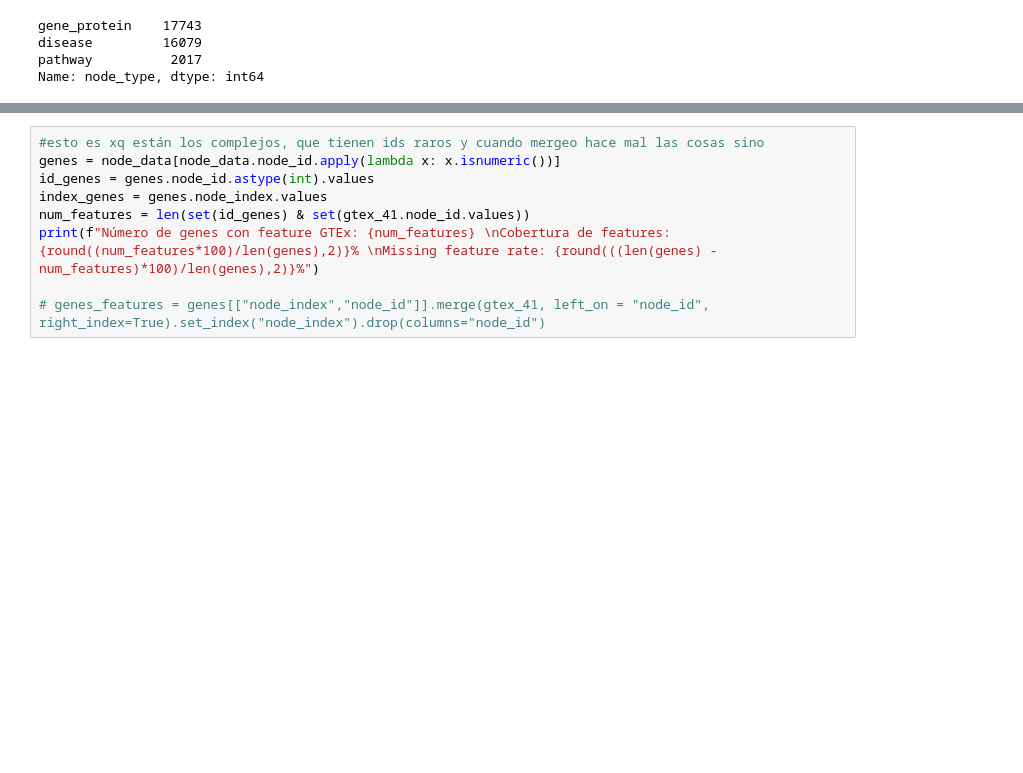
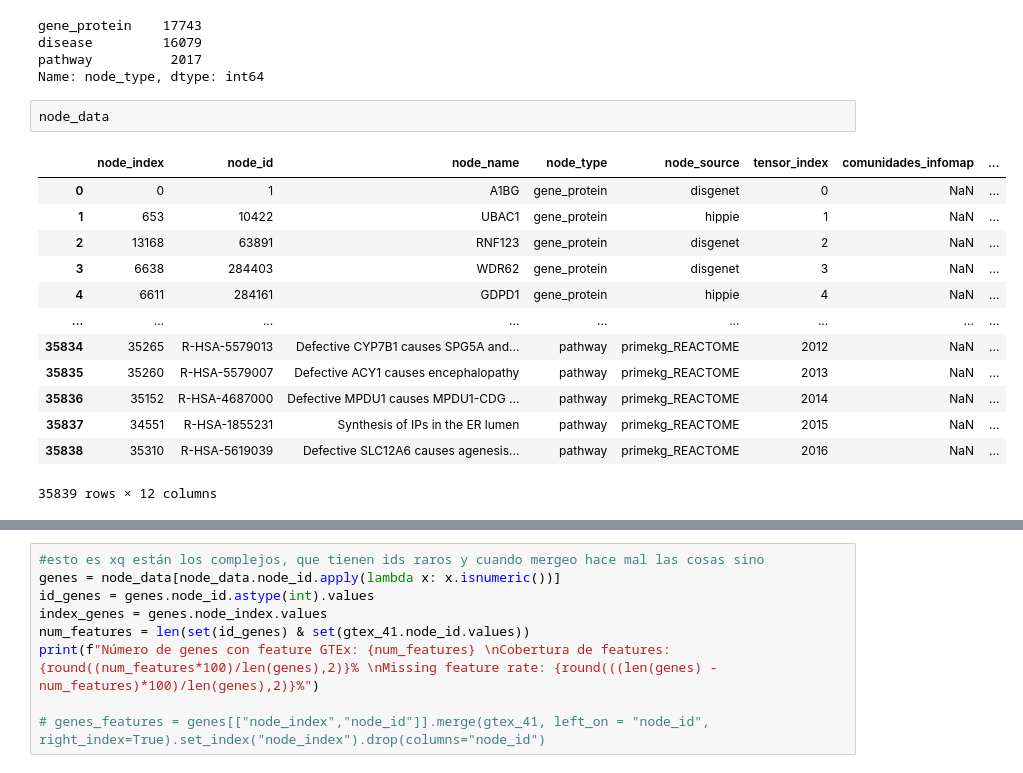
Before and after one commit to ingridheuer/gcnn_gdas, a Jupyter notebook: exploration/notebooks/feature_exploration/explore_gene_features.ipynb, the cells around one changed output, grey strips where cells are left out. Cells and saved outputs as stored; diff of their text form; blank space fills up the shorter version.

```diff
--- a/exploration/notebooks/feature_exploration/explore_gene_features.ipynb
+++ b/exploration/notebooks/feature_exploration/explore_gene_features.ipynb
@@ -31,3 +31,19 @@ gene_protein    17743
 disease         16079
 pathway          2017
 Name: node_type, dtype: int64
+# %%
+node_data
+# %% [output]
+|  | node_index | node_id | node_name | node_type | node_source | tensor_index | comunidades_infomap | ... |
+| 0 | 0 | 1 | A1BG | gene_protein | disgenet | 0 | NaN | ... |
+| 1 | 653 | 10422 | UBAC1 | gene_protein | hippie | 1 | NaN | ... |
+| 2 | 13168 | 63891 | RNF123 | gene_protein | disgenet | 2 | NaN | ... |
+| 3 | 6638 | 284403 | WDR62 | gene_protein | disgenet | 3 | NaN | ... |
+| 4 | 6611 | 284161 | GDPD1 | gene_protein | hippie | 4 | NaN | ... |
+| ... | ... | ... | ... | ... | ... | ... | ... | ... |
+| 35834 | 35265 | R-HSA-5579013 | Defective CYP7B1 causes SPG5A and... | pathway | primekg_REACTOME | 2012 | NaN | ... |
+| 35835 | 35260 | R-HSA-5579007 | Defective ACY1 causes encephalopathy | pathway | primekg_REACTOME | 2013 | NaN | ... |
+| 35836 | 35152 | R-HSA-4687000 | Defective MPDU1 causes MPDU1-CDG ... | pathway | primekg_REACTOME | 2014 | NaN | ... |
+| 35837 | 34551 | R-HSA-1855231 | Synthesis of IPs in the ER lumen | pathway | primekg_REACTOME | 2015 | NaN | ... |
+| 35838 | 35310 | R-HSA-5619039 | Defective SLC12A6 causes agenesis... | pathway | primekg_REACTOME | 2016 | NaN | ... |
+35839 rows × 12 columns
```
Also changed, not shown: parts of 1 cell of this notebook, 4 other files.
